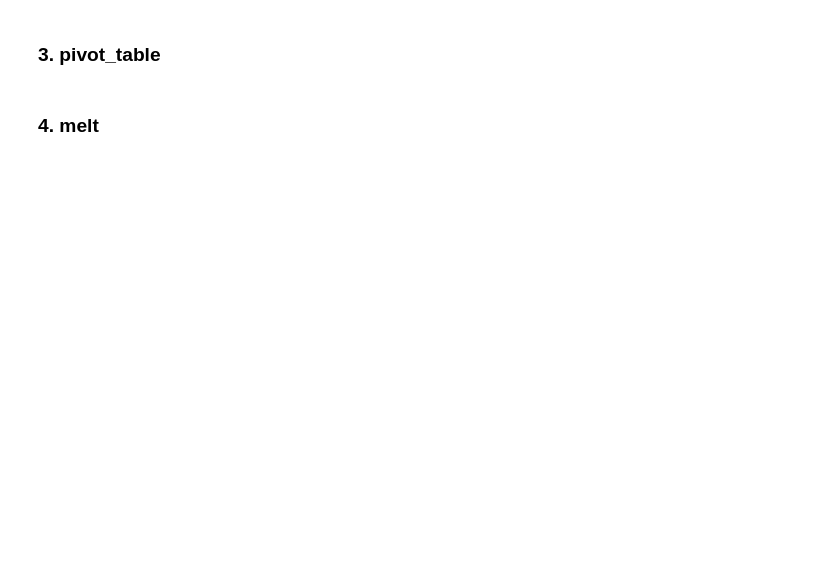
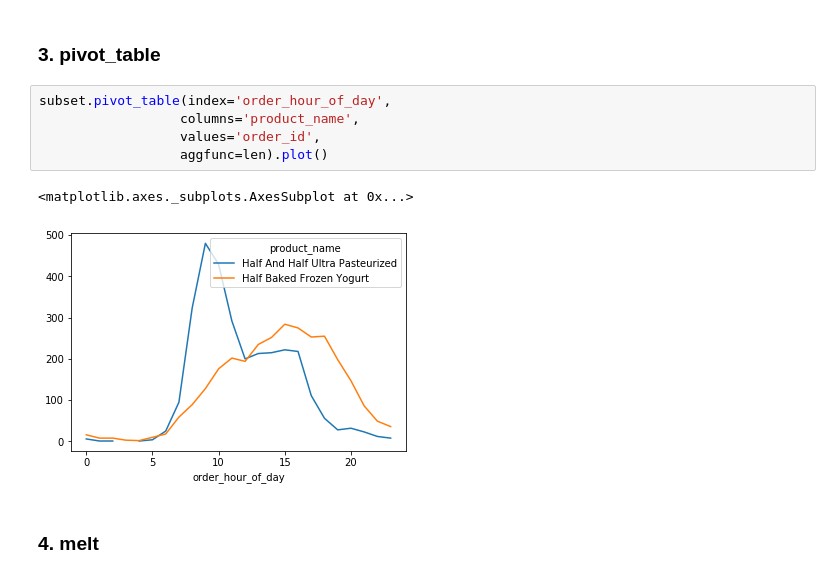
Before and after one commit to bloominstituteoftechnology/DS-Unit-1-Sprint-2-Data-Wrangling-and-Storytelling, a Jupyter notebook: module3-reshape-data/LS_DS_123_Reshape_data.ipynb, the cells around one changed output. Saved outputs shown, nothing was run; the diff lists cells and outputs as text; blank space fills up the shorter version.

```diff
--- a/module3-reshape-data/LS_DS_123_Reshape_data.ipynb
+++ b/module3-reshape-data/LS_DS_123_Reshape_data.ipynb
@@ -230,4 +333,12 @@ product_names = ['Half Baked Frozen Yogurt', 'Half And Half Ultra Pasteurized']
 # %% [markdown]
 ### 3. pivot_table
+# %%
+subset.pivot_table(index='order_hour_of_day',
+                  columns='product_name',
+                  values='order_id',
+                  aggfunc=len).plot()
+# %% [output]
+<matplotlib.axes._subplots.AxesSubplot at 0x...>
+[figure, added]
 # %% [markdown]
 ### 4. melt
```
Also changed, not shown: parts of 25 cells of this notebook.
